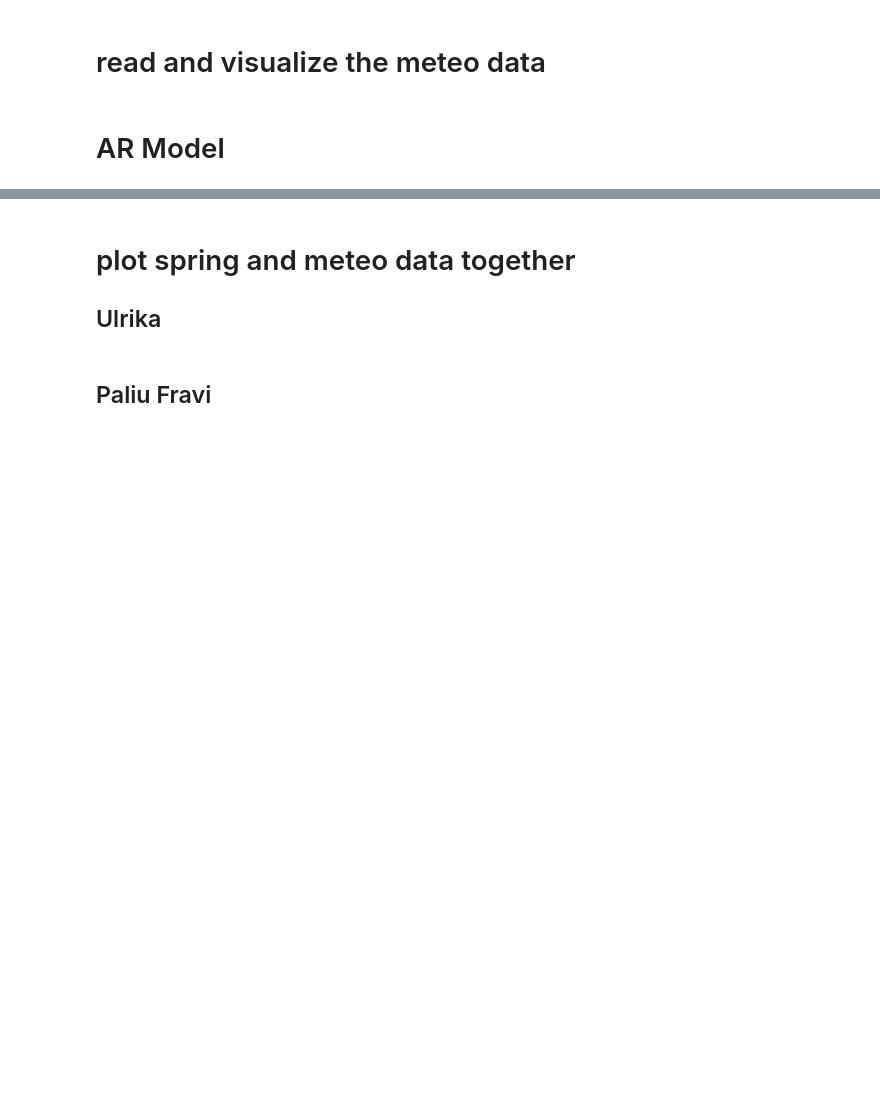
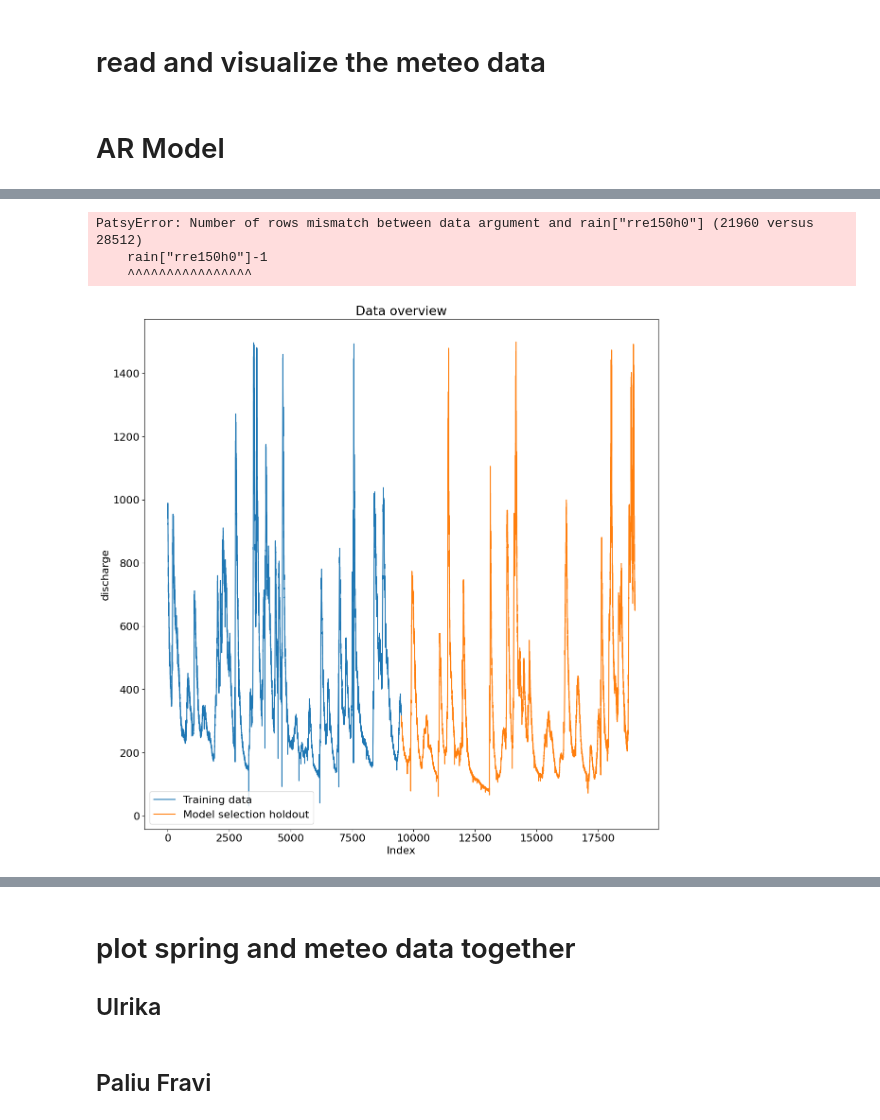
Before and after one commit to noahnydegger/ETH_MP_Alpine_Water_Springs_Modelling, a Jupyter notebook: MP_Alpine_Water_Springs_Modelling_restored_RB.ipynb, the cells around one changed output, grey strips where cells are left out. Drawn from its saved outputs; the diff is of its cells as text; code cells hidden in the pictures; blank space fills up the shorter version.

```diff
--- a/MP_Alpine_Water_Springs_Modelling_restored_RB.ipynb
+++ b/MP_Alpine_Water_Springs_Modelling_restored_RB.ipynb
@@ -192,0 +201,4 @@ discharge = df_ulrika["discharge"]
+# %%
+# create new dataframe for AR() hourly
+ulrika_h = pd.DataFrame({"time":ulrika_d.index,"discharge":ulrika_d['discharge(L/min)']})
+print(ulrika_h)
@@ -192,0 +308,12 @@ discharge = df_ulrika["discharge"]
+# %%
+#use this link https://lmc2179.github.io/posts/autoreg.html
+
+from patsy import dmatrix, build_design_matrices
+df = ulrika_h
+#reset index that it is not the date
+df = df.reset_index(drop=True)
+df['log_discharge'] = np.log(df.discharge)
+#df['year'] = df['Month'].apply(lambda x: int(x.split('-')[0]))
+#df['month_number'] = df['Month'].apply(lambda x: int(x.split('-')[1]))
+df['t'] = df.index.values
+print(df)
@@ -192,0 +335,35 @@ discharge = df_ulrika["discharge"]
+# %%
+train_cutoff = 9503
+validate_cutoff = 19006.67
+
+train_df = df[df['t'] <= train_cutoff]
+select_df = df[(df['t'] > train_cutoff) & (df['t'] <= validate_cutoff)]
+forecast_df = df[df['t'] > validate_cutoff]
+rain = pd.read_csv("/Users/ramunbar/Documents/Master/3_Semester/GITHUB/ETH_MP_Alpine_Water_Springs_Modelling/Data/meteo_data/resampled_precip_data/Freienbach/Freienbach_precip_H.csv")
+
+# Assuming you have a DataFrame called 'df' with a column 'rain["rre150h0"]'
+
+# Create a design matrix with 'rain["rre150h0"]' as an exogenous variable
+dm = dmatrix('rain["rre150h0"]-1', df)
+
+# Optionally, add a constant term to the design matrix
+#dm = add_constant(dm)
+
+# Extract design matrices for different subsets of the data
+train_exog = build_design_matrices([dm.design_info], train_df, return_type='dataframe')[0]
+select_exog = build_design_matrices([dm.design_info], select_df, return_type='dataframe')[0]
+forecast_exog = build_design_matrices([dm.design_info], forecast_df, return_type='dataframe')[0]
+# %% [output]
+PatsyError: Number of rows mismatch between data argument and rain["rre150h0"] (21960 versus 28512)
+    rain["rre150h0"]-1
+    ^^^^^^^^^^^^^^^^
+# %%
+plt.plot(train_df.t, train_df.discharge, label='Training data')
+plt.plot(select_df.t, select_df.discharge, label='Model selection holdout')
+plt.legend()
+plt.title('Data overview')
+plt.ylabel('discharge')
+plt.xlabel('Index')
+plt.show()
+# %% [output]
+[figure, added]
```
Also changed, not shown: parts of 22 cells of this notebook, 2 other files.
